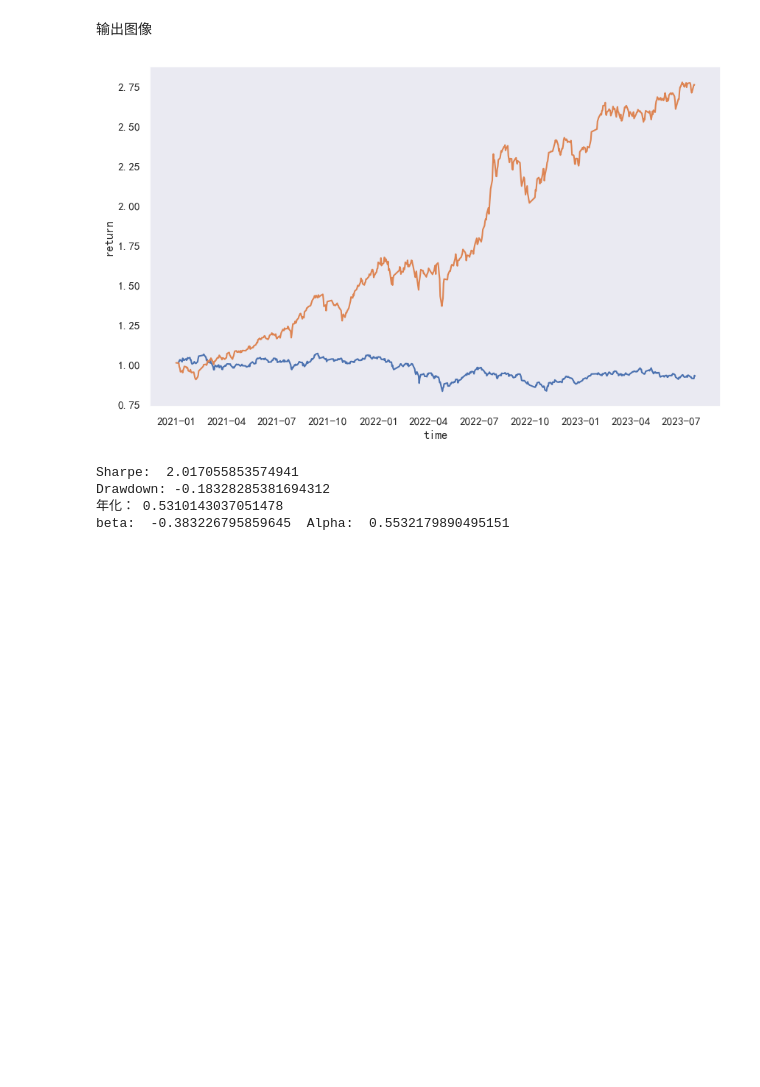
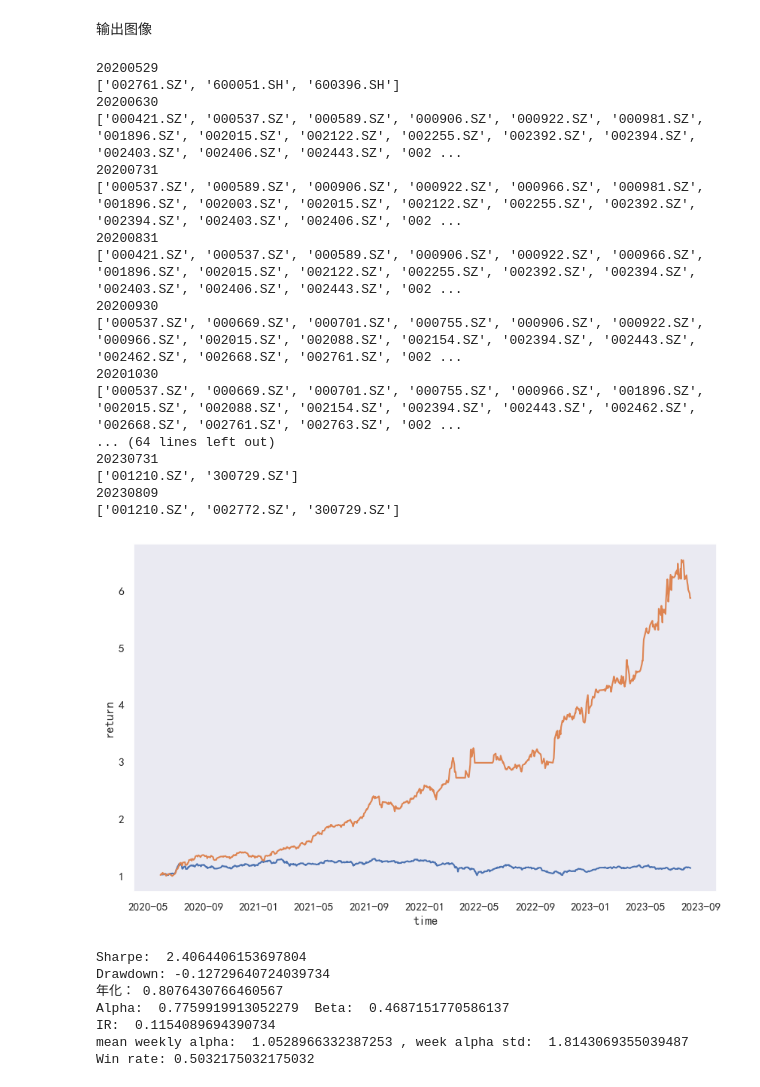
Before and after one commit to Dongyu-c/Quant, a Jupyter notebook: SRHA-Strategy.ipynb, the cells around one changed output. Drawn from its saved outputs; the diff is of its cells as text; code cells hidden in the pictures; blank space fills up the shorter version.

```diff
--- a/SRHA-Strategy.ipynb
+++ b/SRHA-Strategy.ipynb
@@ -289,6 +294,42 @@ def calculate_drawdown(cumulative_returns):
     return max_drawdown
 all_data=qs.get_data(code_list=['sh'],start='20090101',fqt=2)
 benchmark = bmk(all_data)
+# %%
+def cal_alpha_weekly(y):
+    lis = []
+    for i in range(0,len(y)-21,20):
+
+        temp_y = y.iloc[i:i+21]
+        lis +=  [cal_alpha(temp_y)]
+    return lis
+
+def cal_IR(y):
+    x = benchmark[(benchmark.index >= ret_SRHA.index[0]) &(benchmark.index <= ret_SRHA.index[-1])]
+    dif = (y.pct_change()-x.pct_change())[1:]
+    return sum(dif)/len(dif)/np.std(dif)
+
+def cal_win_rate(y):
+    x = benchmark[(benchmark.index >= y.index[0]) &(benchmark.index <= y.index[-1])]
+    x_ = x.pct_change()[1:]+1
+    y_ = y.pct_change()[1:]+1
+    count = sum(b >= a for a, b in zip(x_, y_))
+    return float(count)/len(x_)
+
+def cal_alpha(y):
+    for i in y.values:
+        if np.isnan(i):
+            return [0,0]
+    x = benchmark[(benchmark.index >= y.index[0]) &(benchmark.index <= y.index[-1])]
+    x_ = x.pct_change()[1:]+1
+    y_ = y.pct_change()[1:]+1
+    x_ = x_.reset_index(drop = True)
+    y_ = y_.reset_index(drop = True)
+    intervals_x = x_.groupby((x_.index // 5) * 5)
+    intervals_y = y_.groupby((y_.index // 5) * 5)
+    Beta2 = np.cov(intervals_x.prod(),intervals_y.prod())[0,1]/np.var(intervals_x.prod())
+    Alpha2 = (y[-1]/y[0])**(260/len(y))-1 - Beta2 * ((x[-1]/x[0])**(260/len(y))-1)
+    # print('Beta: ',Beta2," Alpha: ",Alpha2)
+    return Alpha2,Beta2
 # %%
 def portfolio_mean_variance(returns,  upper_bound = 0.03,min_weight_threshold = 0.05,input_gamma = 300):
     # Extract the target date and previous X days of closing prices
@@ -396,6 +437,10 @@ cap_m = cap_m.fillna(0)
 cap_m_z = cap_m.apply(zscore)
 pe_m_m = pe_m.fillna(0)
 pe_m_z = pe_m.apply(zscore)
+# %%
+
+PE_20 = pe_m.apply(lambda x:(((x>0) & (x <= 20)) | (x<=x.quantile(0.2))),axis=1)
+ROE_15 = roe_m.apply(lambda x:(((x>=0.1) ) | (x>=x.quantile(0.5))),axis=1)
 # %%
 def opt_min_risk(stocklist):
     pos=pd.DataFrame(stocklist,index=cap_m[(cap_m.index>= (stocklist.index[0])) & (cap_m.index<= (stocklist.index[-1]))].index,columns=cap.columns)
@@ -549,27 +594,47 @@ def loss_ending(y,max_drawback):
 # %% [markdown]
 输出图像
 # %%
-ret_SRHA=output_ret([S[-40:],R[-40:],H[-40:],PE_20[-40:],ROE_15[-40:]],'get',1500)
+ret_SRHA=output_ret([S[-40:],R[-40:],H[-40:],PE_20[-40:],ROE_15[-40:]],'opt1')
 plot1(ret_SRHA,'SRHA')
 print('Sharpe: ',sharpe_ratio_yearly(ret_SRHA))
 print('Drawdown:',calculate_drawdown(ret_SRHA.values))
 # alpha = calculate_alpha_with_factors(ret_SRHA.values, factors_data[-620:][:,3:4])
 # print("Alpha:", alpha)
 from sklearn.linear_model import LinearRegression
 
 print('年化：',ret_SRHA[-1]**(260/len(ret_SRHA))-1)
 
 # reg = LinearRegression().fit(factors_data[-620:][:,3:4].transpose().reshape(-1, 1),ret_SRHA.values)
 # print('Beta: ',reg.coef_,'; Alpha: ',reg.intercept_ )
 x,y = benchmark[(benchmark.index >= ret_SRHA.index[0]) &(benchmark.index <= ret_SRHA.index[-1])],ret_SRHA
 y = y.reindex(x.index,method= 'ffill')
 print('Alpha: ',cal_alpha(y)[0],' Beta: ',cal_alpha(y)[1])
 print('IR: ', cal_IR(y))
-print(np.mean(cal_alpha_weekly(y)),np.std(cal_alpha_weekly(y)))
+print('mean weekly alpha: ',np.mean(cal_alpha_weekly(y)),', week alpha std: ',np.std(cal_alpha_weekly(y)))
 print('Win rate:',cal_win_rate(y))
 # %% [output]
+20200529
+['002761.SZ', '600051.SH', '600396.SH']
+20200630
+['000421.SZ', '000537.SZ', '000589.SZ', '000906.SZ', '000922.SZ', '000981.SZ', '001896.SZ', '002015.SZ', '002122.SZ', '002255.SZ', '002392.SZ', '002394.SZ', '002403.SZ', '002406.SZ', '002443.SZ', '002 ...
+20200731
+['000537.SZ', '000589.SZ', '000906.SZ', '000922.SZ', '000966.SZ', '000981.SZ', '001896.SZ', '002003.SZ', '002015.SZ', '002122.SZ', '002255.SZ', '002392.SZ', '002394.SZ', '002403.SZ', '002406.SZ', '002 ...
+20200831
+['000421.SZ', '000537.SZ', '000589.SZ', '000906.SZ', '000922.SZ', '000966.SZ', '001896.SZ', '002015.SZ', '002122.SZ', '002255.SZ', '002392.SZ', '002394.SZ', '002403.SZ', '002406.SZ', '002443.SZ', '002 ...
+20200930
+['000537.SZ', '000669.SZ', '000701.SZ', '000755.SZ', '000906.SZ', '000922.SZ', '000966.SZ', '002015.SZ', '002088.SZ', '002154.SZ', '002394.SZ', '002443.SZ', '002462.SZ', '002668.SZ', '002761.SZ', '002 ...
+20201030
+['000537.SZ', '000669.SZ', '000701.SZ', '000755.SZ', '000966.SZ', '001896.SZ', '002015.SZ', '002088.SZ', '002154.SZ', '002394.SZ', '002443.SZ', '002462.SZ', '002668.SZ', '002761.SZ', '002763.SZ', '002 ...
+... (64 lines left out)
+20230731
+['001210.SZ', '300729.SZ']
+20230809
+['001210.SZ', '002772.SZ', '300729.SZ']
-[figure, old version]
+[figure, new version]
-Sharpe:  2.017055853574941
-Drawdown: -0.18328285381694312
-年化： 0.5310143037051478
-beta:  -0.383226795859645  Alpha:  0.5532179890495151
+Sharpe:  2.4064406153697804
+Drawdown: -0.12729640724039734
+年化： 0.8076430766460567
+Alpha:  0.7759919913052279  Beta:  0.4687151770586137
+IR:  0.1154089694390734
+mean weekly alpha:  1.0528966332387253 , week alpha std:  1.8143069355039487
+Win rate: 0.5032175032175032
```
Also changed, not shown: parts of 1 cell of this notebook.
